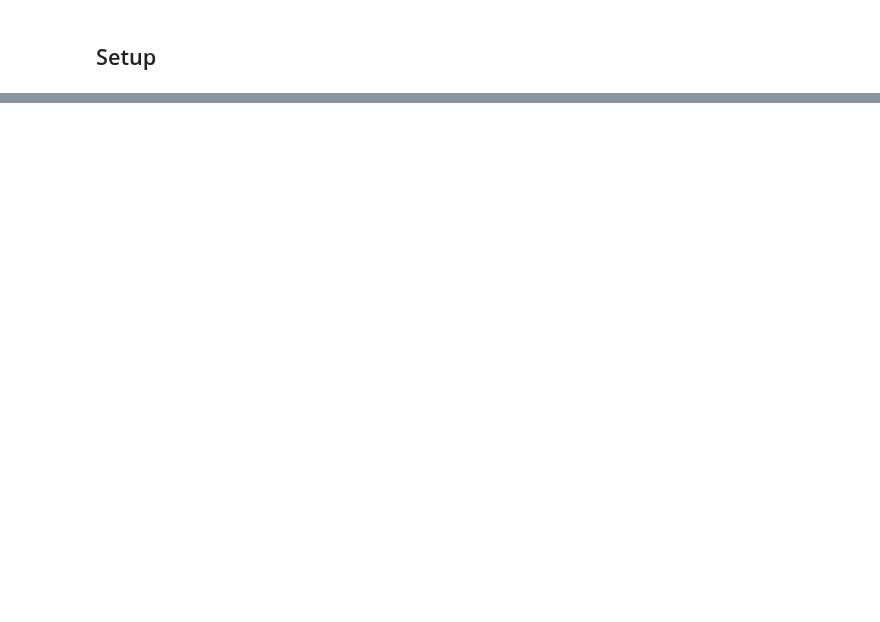
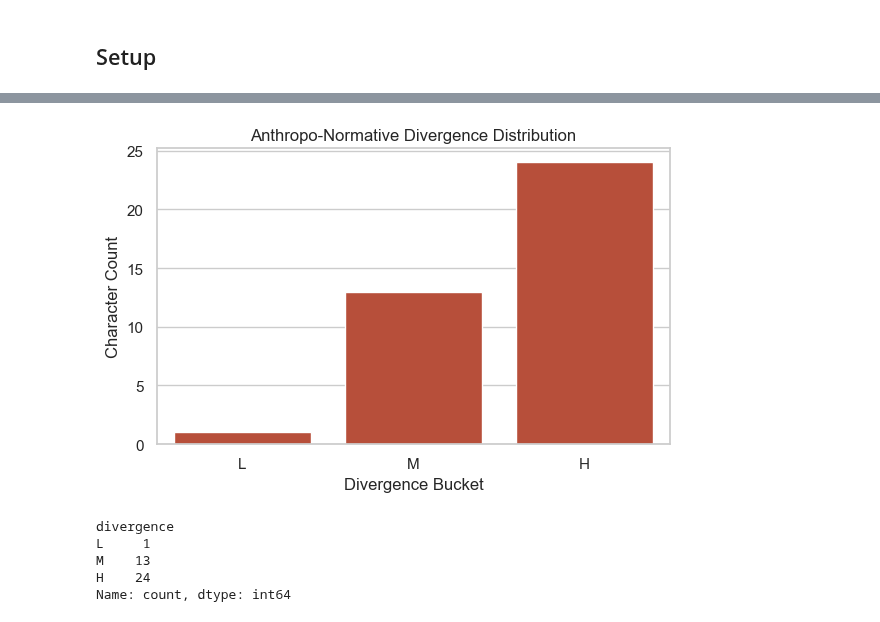
Before and after one commit to diverse-cognitive-systems-group/dcs-simulation-engine, a Jupyter notebook: analysis_notebooks/character-coverage-analysis.ipynb, the cells around one changed output, grey strips where cells are left out. Cells and saved outputs as stored; diff of their text form; code cells hidden in the pictures; blank space fills up the shorter version.

```diff
--- a/analysis_notebooks/character-coverage-analysis.ipynb
+++ b/analysis_notebooks/character-coverage-analysis.ipynb
@@ -84,0 +400,26 @@ df
+# %%
+# Build long-form assignments table
+records = []
+
+for _, row in char_df.iterrows():
+    hid = row["hid"]
+    desc = row["descriptors_norm"]
+    text = row["text_norm"]
+
+    for dim_name, picker in picker_map.items():
+        values = picker(desc, text)
+        allowed_options = set(dimensions[dim_name]["options"])
+        values = sorted([v for v in values if v in allowed_options])
+
+        if not values:
+            values = ["<unmapped>"]
+
+        for v in values:
+            records.append({"hid": hid, "dimension": dim_name, "value": v})
+
+assignments_df = pd.DataFrame(records)
+
+divergence_df = char_df[["hid"]].copy()
+divergence_df["divergence"] = char_df.apply(pick_divergence, axis=1)
+
+assignments_df.head(12), divergence_df.head(12)
@@ -84,0 +525,19 @@ df
+# %%
+# Visual 3: divergence distribution (L, M, H)
+order = ["L", "M", "H"]
+plt.figure(figsize=(6, 4))
+ax = sns.countplot(data=divergence_df, x="divergence", order=order, color="#cc4125")
+ax.set_title("Anthropo-Normative Divergence Distribution")
+ax.set_xlabel("Divergence Bucket")
+ax.set_ylabel("Character Count")
+plt.tight_layout()
+plt.show()
+
+divergence_df["divergence"].value_counts().reindex(order).fillna(0).astype(int)
+# %% [output]
+[figure, added]
+divergence
+L     1
+M    13
+H    24
+Name: count, dtype: int64
```
Also changed, not shown: parts of 18 cells of this notebook.
